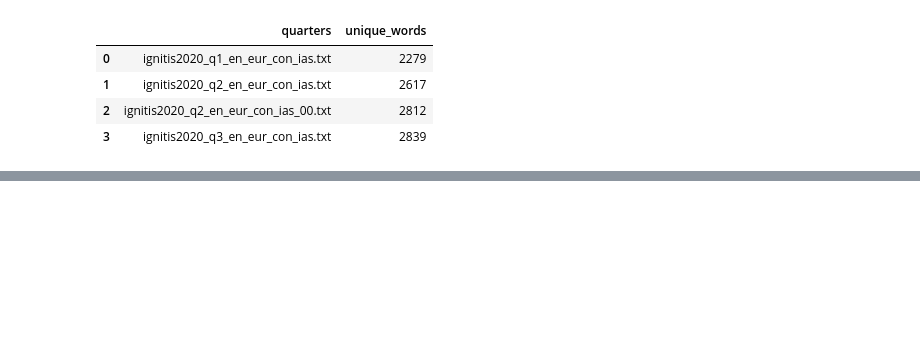
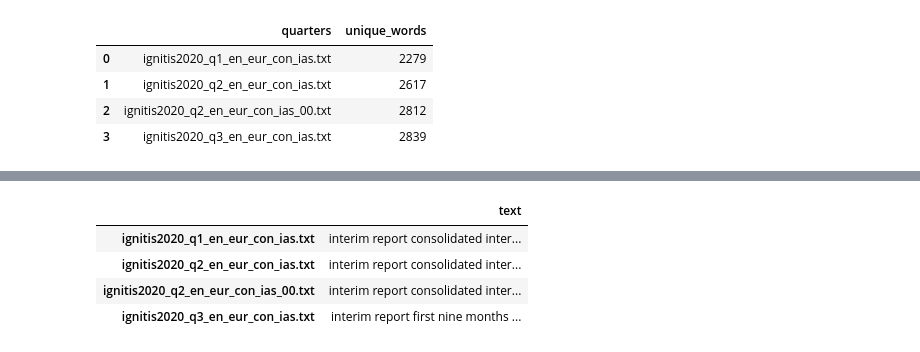
Before and after one commit to makesk/Algorithmic-evaluation-of-the-ESG-contribution-in-company-reports-a-semantic-similarity-score-based, a Jupyter notebook: 2-Exploratory-Data-Analysis.ipynb, the cells around one changed output, grey strips where cells are left out. Cells and saved outputs as stored; diff of their text form; code cells hidden in the pictures; blank space fills up the shorter version.

```diff
--- a/2-Exploratory-Data-Analysis.ipynb
+++ b/2-Exploratory-Data-Analysis.ipynb
@@ -194,0 +198,11 @@ print(G)
+# %%
+import pandas as pd
+
+datacorp = pd.read_pickle('pickles/corpus.pkl')
+datacorp
+# %% [output]
+|  | text |
+| ignitis2020_q1_en_eur_con_ias.txt | interim report consolidated inter... |
+| ignitis2020_q2_en_eur_con_ias.txt | interim report consolidated inter... |
+| ignitis2020_q2_en_eur_con_ias_00.txt | interim report consolidated inter... |
+| ignitis2020_q3_en_eur_con_ias.txt | interim report first nine months ... |
```
Also changed, not shown: parts of 9 cells of this notebook, 6 other files.
